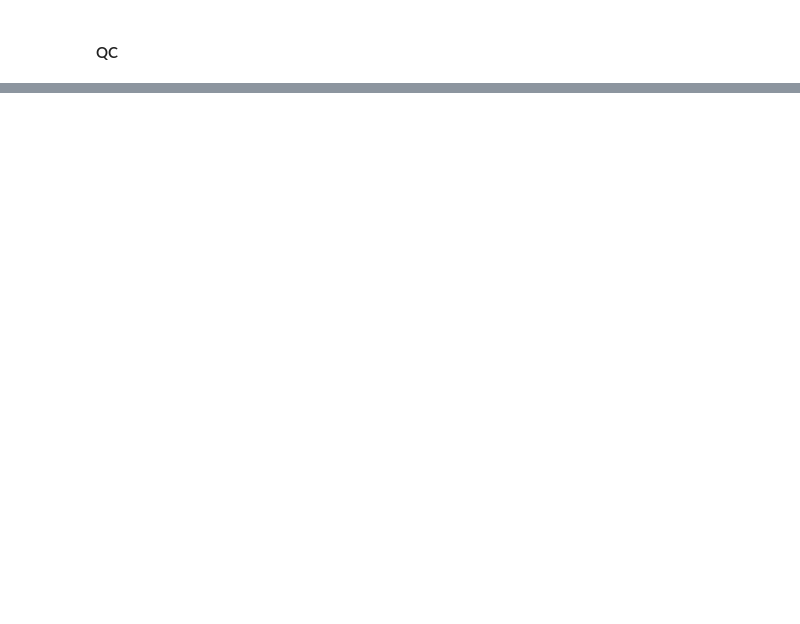
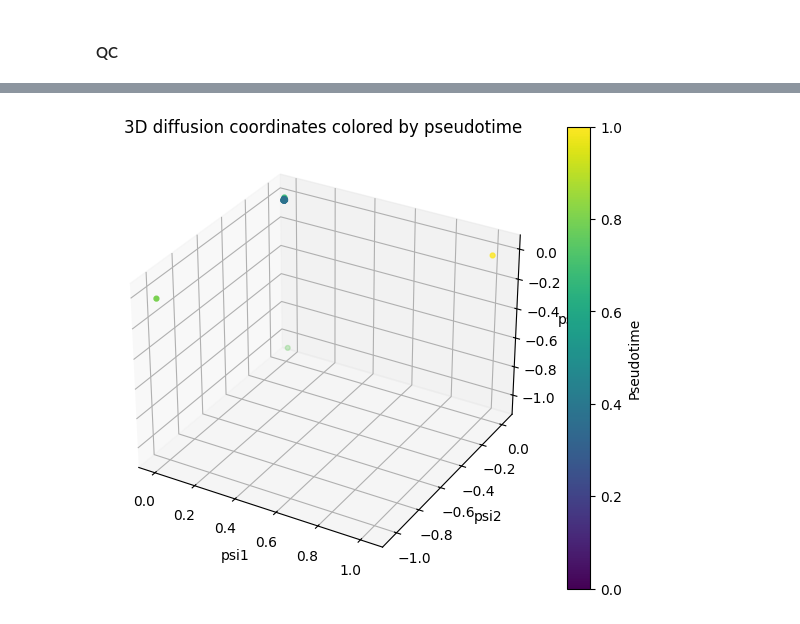
Before and after one commit to winch-jm/cell-cycle-ti, a Jupyter notebook: notebooks/DiffusionMapsDemo.ipynb, the cells around one changed output, grey strips where cells are left out. Drawn from its saved outputs; the diff is of its cells as text; code cells hidden in the pictures; blank space fills up the shorter version.

```diff
--- a/notebooks/DiffusionMapsDemo.ipynb
+++ b/notebooks/DiffusionMapsDemo.ipynb
@@ -195,0 +514,19 @@ fig.tight_layout()
+# %%
+fig = plt.figure(figsize=(7,6))
+ax = fig.add_subplot(111, projection='3d')
+
+sc = ax.scatter(
+    psis[:, 0], psis[:, 1], psis[:, 2],
+    c=dpt,
+    s=12
+)
+
+ax.set_xlabel("psi1")
+ax.set_ylabel("psi2")
+ax.set_zlabel("psi3")
+ax.set_title("3D diffusion coordinates colored by pseudotime")
+fig.colorbar(sc, ax=ax, label="Pseudotime")
+
+plt.show()
+# %% [output]
+[figure, added]
```
Also changed, not shown: parts of 15 cells of this notebook, 1 other file.
